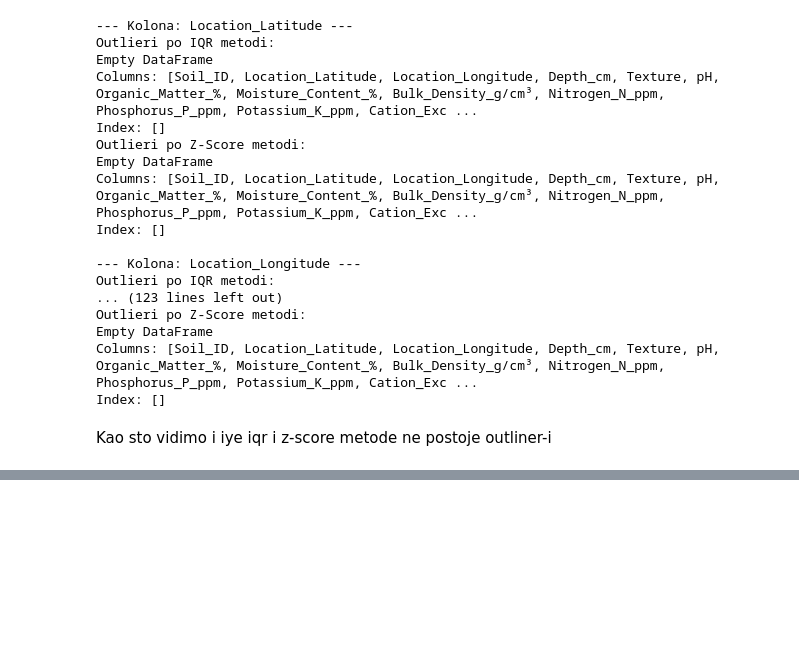
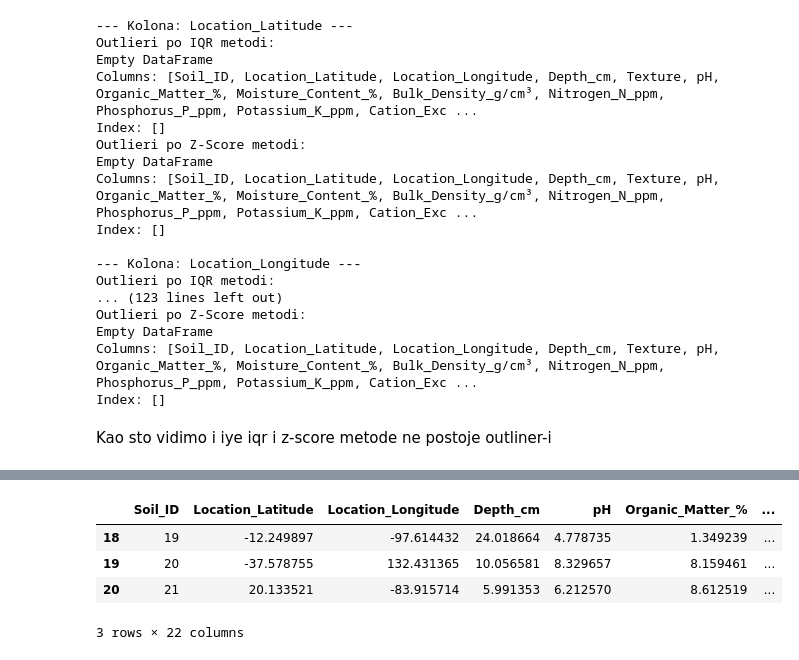
Before and after one commit to bazlooka/elfak-machine-learning, a Jupyter notebook: project 1/notebook.ipynb, the cells around one changed output, grey strips where cells are left out. Saved outputs shown, nothing was run; the diff lists cells and outputs as text; code cells hidden in the pictures; blank space fills up the shorter version.

```diff
--- a/project 1/notebook.ipynb
+++ b/project 1/notebook.ipynb
@@ -182,0 +187,2 @@ Kao sto vidimo i iye iqr i z-score metode ne postoje outliner-i
+# %%
+df_encoded = pd.get_dummies(df, columns=['Texture','Soil_Color'], prefix=['Texture','Soil_Color'])
@@ -182,0 +209,8 @@ Kao sto vidimo i iye iqr i z-score metode ne postoje outliner-i
+# %%
+df_encoded.iloc[18:21].head(10)
+# %% [output]
+|  | Soil_ID | Location_Latitude | Location_Longitude | Depth_cm | pH | Organic_Matter_% | ... |
+| 18 | 19 | -12.249897 | -97.614432 | 24.018664 | 4.778735 | 1.349239 | ... |
+| 19 | 20 | -37.578755 | 132.431365 | 10.056581 | 8.329657 | 8.159461 | ... |
+| 20 | 21 | 20.133521 | -83.915714 | 5.991353 | 6.212570 | 8.612519 | ... |
+3 rows × 22 columns
```
Also changed, not shown: parts of 3 cells of this notebook, 1 other file.
